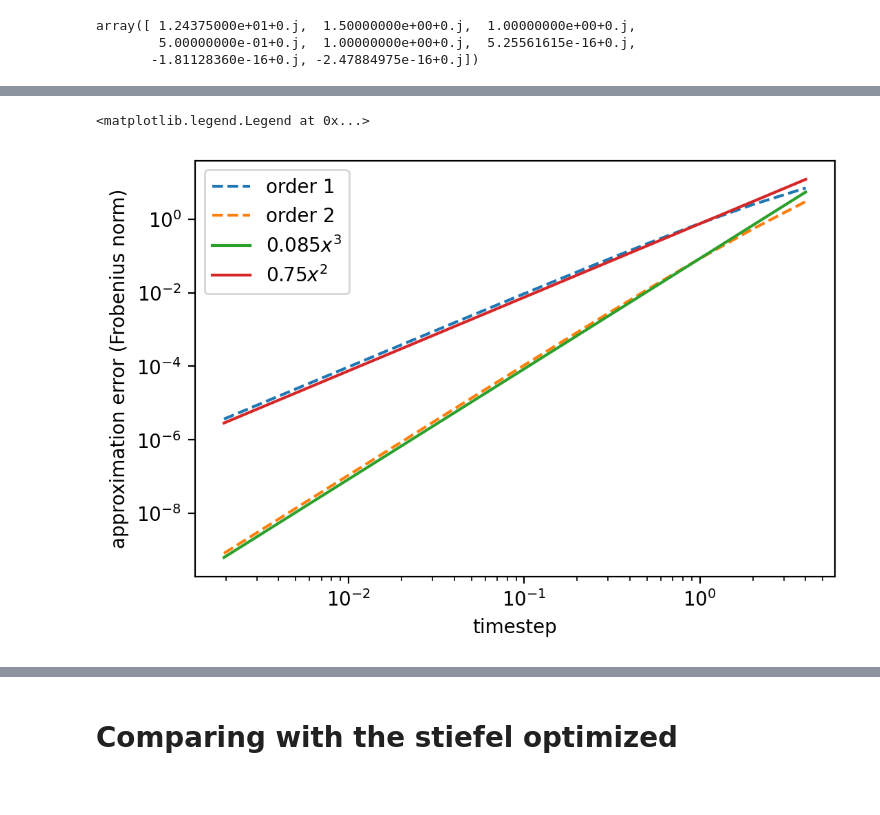
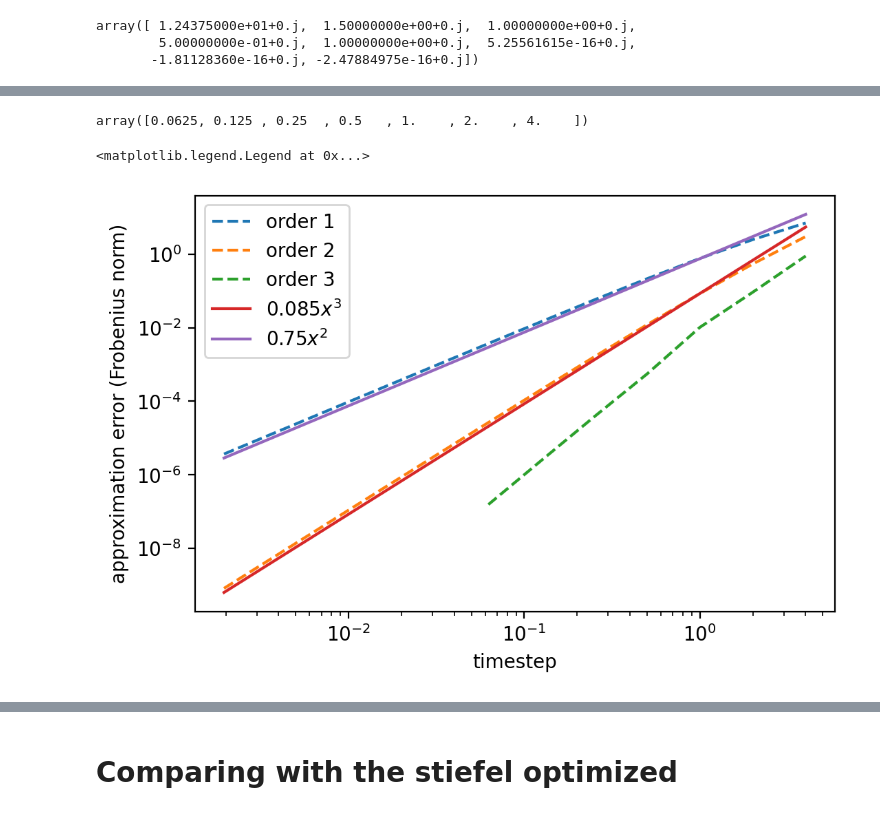
Before and after one commit to EmilianoG-byte/opentn, a Jupyter notebook: experiments/structure_preserving.ipynb, the cells around one changed output, grey strips where cells are left out. Drawn from its saved outputs; the diff is of its cells as text; code cells hidden in the pictures.

```diff
--- a/experiments/structure_preserving.ipynb
+++ b/experiments/structure_preserving.ipynb
@@ -82,3 +135,4 @@ error_order_1 = [unnormalized_scheme_error(Lvec, Lnn, N, d, tau=tau, n=n, order=
 taus = np.logspace(start=2, stop=-9, num=12, base=2)[::-1]
 error_order_1_taus = [unnormalized_scheme_error(Lvec, Lnn, N, d, tau=tau, n=1, order=1) for tau in taus]
 error_order_2_taus = [unnormalized_scheme_error(Lvec, Lnn, N, d, tau=tau, n=1, order=2) for tau in taus]
+error_order_3_taus = [unnormalized_scheme_error(Lvec, Lnn, N, d, tau=tau, n=1, order=3, verbose=True) for tau in taus[5:]]
@@ -85,20 +147,26 @@ error_order_2_taus = [unnormalized_scheme_error(Lvec, Lnn, N, d, tau=tau, n=1, o
+# %%
+taus = np.logspace(start=2, stop=-9, num=12, base=2)[::-1]
+taus[5:]
+# %% [output]
+array([0.0625, 0.125 , 0.25  , 0.5   , 1.    , 2.    , 4.    ])
 # %%
 a  = 0.085
 exponent = 3
 
 b = 0.75
 exponent_2 = 2
 fig = plt.figure(dpi=200)
 plt.ylabel('approximation error (Frobenius norm)')
 plt.xlabel('timestep')
 plt.loglog(taus, error_order_1_taus, '--', label='order 1')
 plt.loglog(taus, error_order_2_taus, '--', label='order 2')
+plt.loglog(taus[5:], error_order_3_taus, '--', label='order 3')
 plt.loglog(taus, a*np.array(taus, dtype=float)**(exponent), label=fr'${a} x^{exponent}$')
 plt.loglog(taus, b*np.array(taus, dtype=float)**(exponent_2), label=fr'${b} x^{exponent_2}$')
 plt.legend()
 # %% [output]
 <matplotlib.legend.Legend at 0x...>
-[figure, old version]
+[figure, new version]
 # %%
 fig = plt.figure(dpi=200)
 a = 0.07
```
Also changed, not shown: parts of 21 cells of this notebook, 2 other files.
